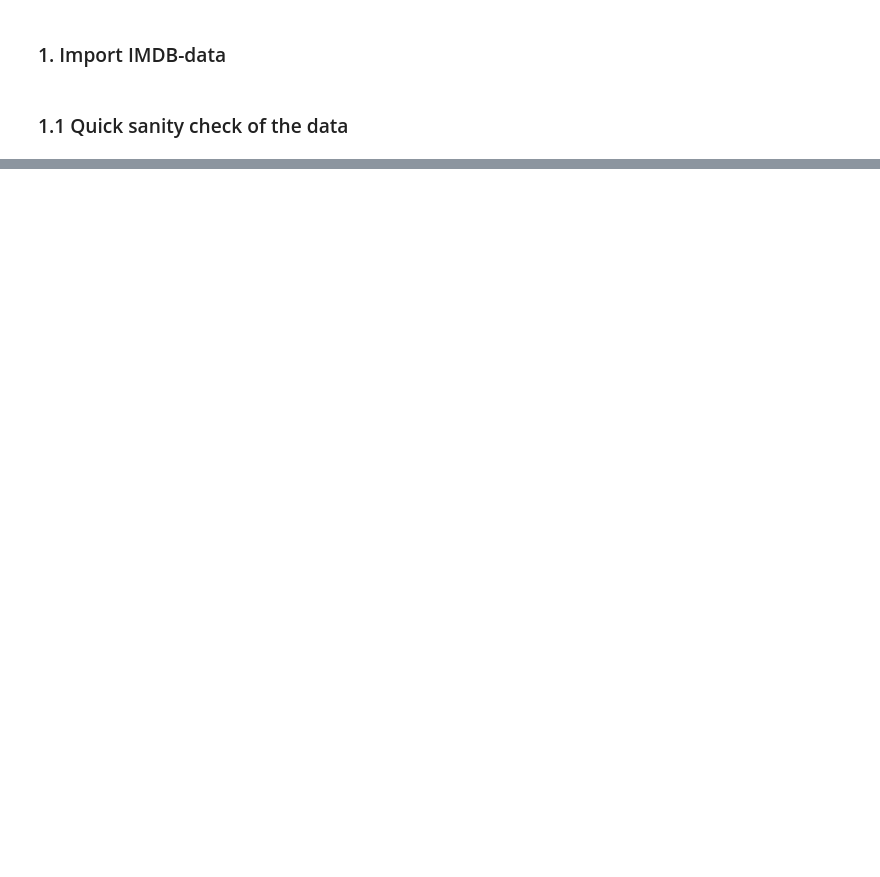
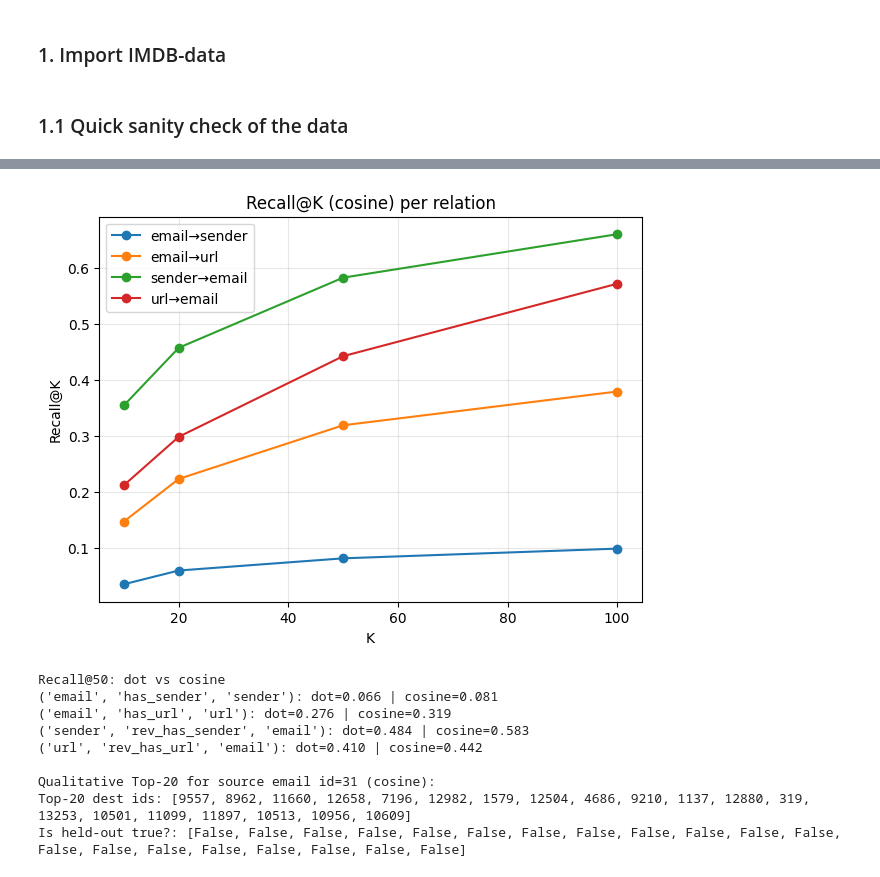
Before and after one commit to DeLyXHardiee/GNN-Campaign-Detection, a Jupyter notebook: core/GNN/notebooks/gnn.ipynb, the cells around one changed output, grey strips where cells are left out. Saved outputs shown, nothing was run; the diff lists cells and outputs as text; code cells hidden in the pictures; blank space fills up the shorter version.

```diff
--- a/core/GNN/notebooks/gnn.ipynb
+++ b/core/GNN/notebooks/gnn.ipynb
@@ -65,0 +28,18 @@ for edge_type in list(data.edge_types):
+# %%
+import torch
+
+for ntype in data.node_types:
+    if 'x' not in data[ntype]:
+        continue
+
+    x = data[ntype].x
+
+    # 1) ensure float32
+    if x.dtype != torch.float32:
+        x = x.float()
+
+    # 2) standardize features: zero mean, unit variance per feature dim
+    mu = x.mean(dim=0)
+    sigma = x.std(dim=0).clamp_min(1e-6)  # avoid division by zero
+
+    data[ntype].x = (x - mu) / sigma
@@ -141,10 +230,17 @@ print("Is held-out true?:", [i in true_dests for i in top_ids])
 # %%
 # === Light suggestions: recall curves, cosine vs dot, qualitative Top-K, optional fine-tune ===
 import torch, matplotlib.pyplot as plt
+import os, sys
+PROJECT_ROOT = os.path.abspath("..")  # if notebook is in notebooks/
+if PROJECT_ROOT not in sys.path:
+    sys.path.insert(0, PROJECT_ROOT)
+
+from src.embed import embed_with_graph
+from src.eval_link import collect_scores, topk_eval_with_splits, topk_for_source, recall_at_k_mrr
 
 # --- 1) Recall@K curves (cosine) ---
 K_list = [10, 20, 50, 100]
-h_train = embed_with_graph(model, splits['train_graph'])  # leakage-safe embeddings
+h_train = embed_with_graph(DEVICE, model, splits['train_graph'])  # leakage-safe embeddings
 ets = splits['sup_ets']
 
 recall_curves = {et: [] for et in ets}
@@ -167,34 +263,45 @@ def recall_at_k_for_metric(h, et, K, use_dot):
     return recall_at_k_mrr(h, et, splits['test_pos'][et], K=K, use_dot=use_dot)['recall@K']
 
 print("\nRecall@50: dot vs cosine")
 for et in ets:
     r_dot = recall_at_k_for_metric(h_train, et, K=50, use_dot=True)
     r_cos = recall_at_k_for_metric(h_train, et, K=50, use_dot=False)
     print(f"{et}: dot={r_dot:.3f} | cosine={r_cos:.3f}")
 
 # --- 3) Qualitative Top-K (pick a source that has held-out positives) ---
-et_demo = ('movie','to','actor')  # change if you want a different relation
+et_demo = ('email', 'has_url', 'url')  # change if you want a different relation
 srcs_with_pos = splits['test_pos'][et_demo][0].unique()
 if len(srcs_with_pos) > 0:
     src_id = int(srcs_with_pos[0])  # first valid source
     top_ids, top_scores = topk_for_source(h_train, et_demo, src_id, K=20, cosine=True)
     true_dests = set(splits['test_pos'][et_demo][1][splits['test_pos'][et_demo][0]==src_id].cpu().tolist())
     print(f"\nQualitative Top-20 for source {et_demo[0]} id={src_id} (cosine):")
     print("Top-20 dest ids:", top_ids)
     print("Is held-out true?:", [i in true_dests for i in top_ids])
 else:
     print(f"No sources with held-out positives found for {et_demo}")
 
 # --- 4) (Optional) Fine-tune a bit more, then re-run the same checks ---
 # Uncomment to do 2 more epochs with same loaders/optimizer settings:
 # opt = torch.optim.AdamW(model.parameters(), lr=1e-3, weight_decay=1e-4)
 # for e in range(2):
 #     tr_loss, tr_acc = train_epoch(model, predictor, opt, loaders['train'])
 #     va_loss, va_acc = eval_epoch(model, predictor, loaders['val'])
 #     print(f"[Finetune {e+1}/2] train {tr_loss:.4f}/{tr_acc:.3f} | val {va_loss:.4f}/{va_acc:.3f}")
 # # Recompute embeddings & recall curves if you fine-tuned:
 # # h_train = embed_with_graph(model, splits['train_graph'])
 # # (then rerun the recall curve and Top-K blocks above)
+# %% [output]
+[figure, added]
+Recall@50: dot vs cosine
+('email', 'has_sender', 'sender'): dot=0.066 | cosine=0.081
+('email', 'has_url', 'url'): dot=0.276 | cosine=0.319
+('sender', 'rev_has_sender', 'email'): dot=0.484 | cosine=0.583
+('url', 'rev_has_url', 'email'): dot=0.410 | cosine=0.442
+
+Qualitative Top-20 for source email id=31 (cosine):
+Top-20 dest ids: [9557, 8962, 11660, 12658, 7196, 12982, 1579, 12504, 4686, 9210, 1137, 12880, 319, 13253, 10501, 11099, 11897, 10513, 10956, 10609]
+Is held-out true?: [False, False, False, False, False, False, False, False, False, False, False, False, False, False, False, False, False, False, False, False]
 # %%
 # --- Export embeddings for the primary node type (e.g., 'movie') ---
 
```
Also changed, not shown: parts of 8 cells of this notebook, 3 other files.
